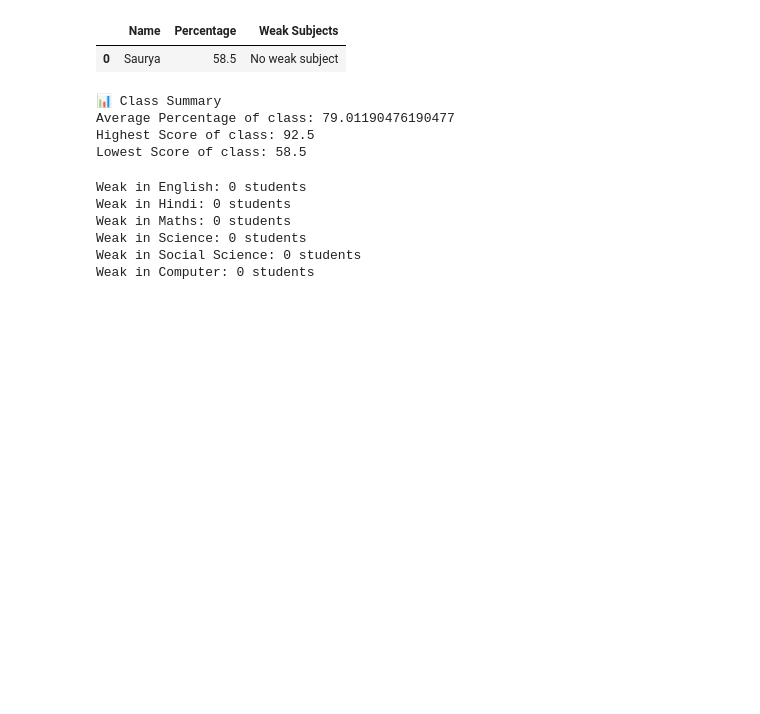
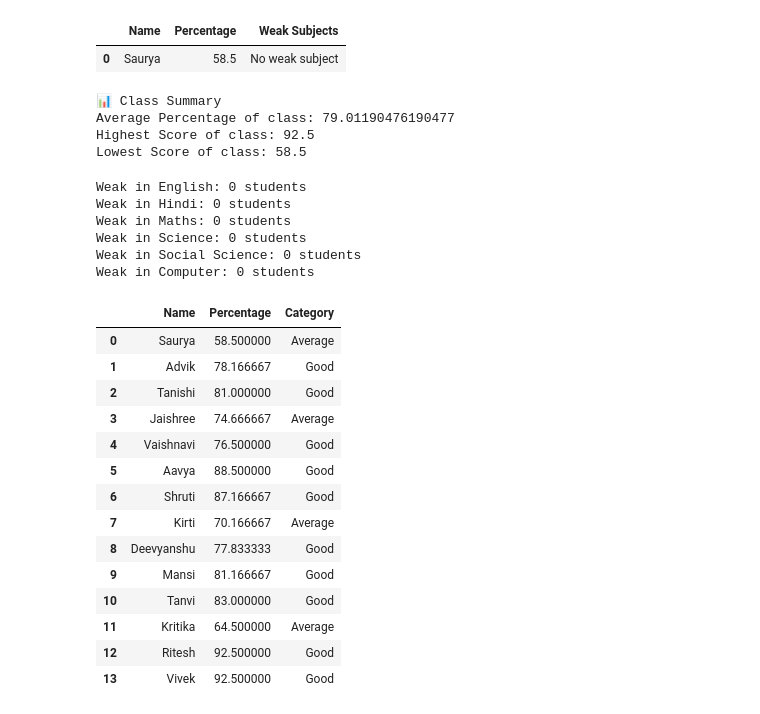
Before and after one commit to minzsurabhi-spec/Coaching-Performance-Analyzer, a Jupyter notebook: notebooks/analysis.ipynb, the cells around one changed output. Cells and saved outputs as stored; diff of their text form; code cells hidden in the pictures; blank space fills up the shorter version.

```diff
--- a/notebooks/analysis.ipynb
+++ b/notebooks/analysis.ipynb
@@ -169,3 +169,33 @@ Weak in Maths: 0 students
 Weak in Science: 0 students
 Weak in Social Science: 0 students
 Weak in Computer: 0 students
+# %%
+# Subject-wise Performance
+
+def categorize_student(percentage):
+    if percentage >= 75:
+        return "Good"
+    elif percentage >= 50:
+        return "Average"
+    else:
+        return "Weak"
+
+df["Category"] = df["Percentage"].apply(categorize_student)
+
+df[["Name", "Percentage", "Category"]]
+# %% [output]
+|  | Name | Percentage | Category |
+| 0 | Saurya | 58.500000 | Average |
+| 1 | Advik | 78.166667 | Good |
+| 2 | Tanishi | 81.000000 | Good |
+| 3 | Jaishree | 74.666667 | Average |
+| 4 | Vaishnavi | 76.500000 | Good |
+| 5 | Aavya | 88.500000 | Good |
+| 6 | Shruti | 87.166667 | Good |
+| 7 | Kirti | 70.166667 | Average |
+| 8 | Deevyanshu | 77.833333 | Good |
+| 9 | Mansi | 81.166667 | Good |
+| 10 | Tanvi | 83.000000 | Good |
+| 11 | Kritika | 64.500000 | Average |
+| 12 | Ritesh | 92.500000 | Good |
+| 13 | Vivek | 92.500000 | Good |
```
Also changed, not shown: parts of 7 cells of this notebook, 1 other file.
